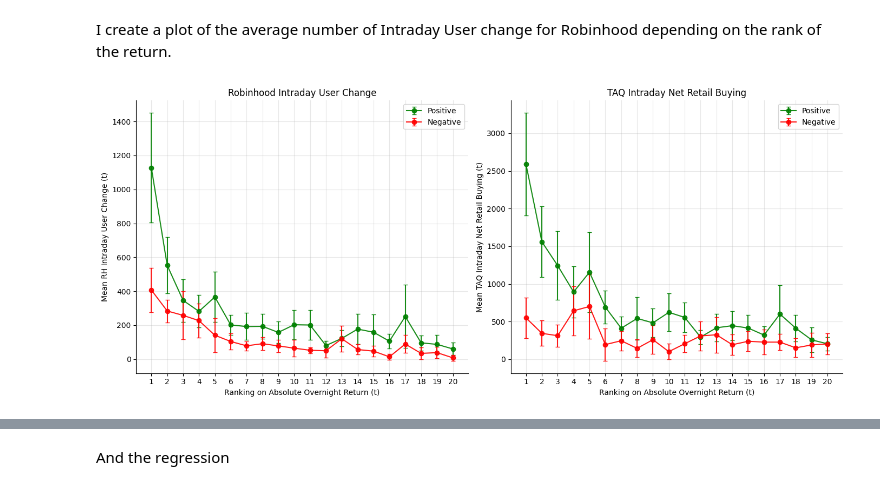
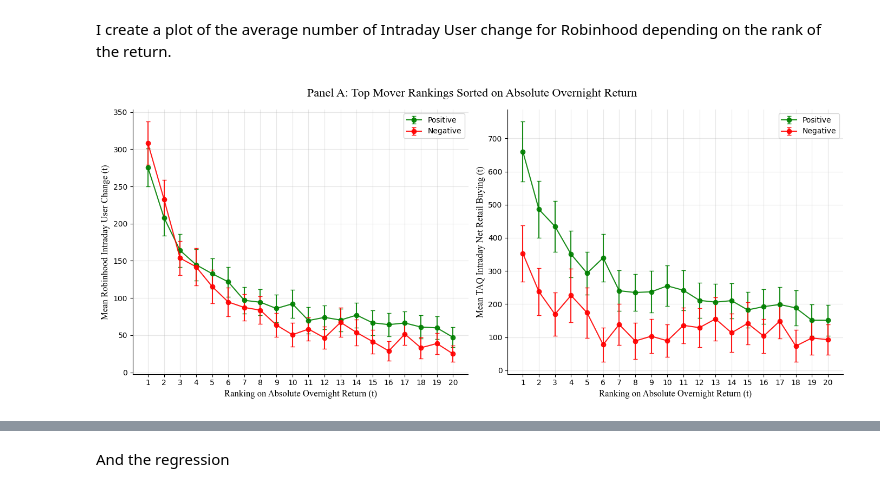
Before and after one commit to YVYX04/Bachelor_Thesis, a Jupyter notebook: notebooks/main/replication/04_RegressionDiscontinuity.ipynb, the cells around one changed output, grey strips where cells are left out. Drawn from its saved outputs; the diff is of its cells as text; code cells hidden in the pictures.

```diff
--- a/notebooks/main/replication/04_RegressionDiscontinuity.ipynb
+++ b/notebooks/main/replication/04_RegressionDiscontinuity.ipynb
@@ -168,7 +164,6 @@ I create a plot of the average number of Intraday User change for Robinhood depe
 # 1. PREPARE THE SAMPLE
 # ------------------------------------------------------------
 df_plot = df.copy()
-df_plot['userchg_intra_small'] = df_plot['users_2_pm'] - df_plot['users_open']
 
 # Keep only the variables needed
 cols = [
@@ -176,16 +171,17 @@ cols = [
     "ticker",
     "mktcap",                      # market cap at market open of day t
     "overnight_ret",               # close(t-1) to open(t)
+    "ret",                         # close(t) / close(t-1) - 1
     "userchg_intraday",            # user change from open to close of day t
-    "userchg_intraday_delayed",      # user change from 11am to close of day t
-    "userchg_intra_small",         # user change from open to 2pm of day t
     "net_buys",
-    "userchg"                      # user change from open to close of day t
+    "userchg",                      # user change from open to close of day t
+    "userchg_intraday_resid"         # residualized user change from open to close of day t
+
 ]
 df_plot = df_plot[cols].dropna(subset=cols).copy()
 
 # Keep stocks above $300m at the market open
-df_plot = df_plot[df_plot["mktcap"] > 300].copy()
+df_plot = df_plot[(df_plot["mktcap"] > 300)].copy()
 
 # ------------------------------------------------------------
 # 2. RANKING BASED ON ABSOLUTE OVERNIGHT RETURN
@@ -222,7 +218,7 @@ def summarize_cell(x, value_col):
 
 rh_sum = (
     df_plot.groupby(["rank", "ret_sign"], as_index=False)
-           .apply(lambda x: summarize_cell(x, "userchg_intraday_delayed"))
+           .apply(lambda x: summarize_cell(x, "userchg_intraday"))
            .reset_index(drop=True)
 )
 
@@ -237,37 +233,41 @@ taq_sum = (
 # ------------------------------------------------------------
 fig, axes = plt.subplots(1, 2, figsize=(14, 6), sharex=True, sharey=False)
 
 for sign, marker, color in [("Positive", "o", "green"), ("Negative", "o", "red")]:
     d1 = rh_sum[rh_sum["ret_sign"] == sign].sort_values("rank")
     axes[0].errorbar(
         d1["rank"], d1["mean"],
         yerr=[d1["mean"] - d1["lower"], d1["upper"] - d1["mean"]],
         fmt=f"-{marker}", capsize=3, label=sign, color=color, alpha=0.9
     )
 
     d2 = taq_sum[taq_sum["ret_sign"] == sign].sort_values("rank")
     axes[1].errorbar(
         d2["rank"], d2["mean"],
         yerr=[d2["mean"] - d2["lower"], d2["upper"] - d2["mean"]],
         fmt=f"-{marker}", capsize=3, label=sign, color=color, alpha=0.9
     )
 
-axes[0].set_title("Robinhood Intraday User Change")
-axes[0].set_xlabel("Ranking on Absolute Overnight Return (t)")
-axes[0].set_ylabel("Mean RH Intraday User Change (t)")
+#axes[0].set_title("Robinhood Intraday User Change")
+axes[0].set_xlabel("Ranking on Absolute Overnight Return (t)", fontsize=12, family="Times New Roman")
+axes[0].set_ylabel("Mean Robinhood Intraday User Change (t)", fontsize=12, family="Times New Roman")
 
-axes[1].set_title("TAQ Intraday Net Retail Buying")
-axes[1].set_xlabel("Ranking on Absolute Overnight Return (t)")
-axes[1].set_ylabel("Mean TAQ Intraday Net Retail Buying (t)")
+#axes[1].set_title("TAQ Intraday Net Retail Buying")
+axes[1].set_xlabel("Ranking on Absolute Overnight Return (t)", fontsize=12, family="Times New Roman")
+axes[1].set_ylabel("Mean TAQ Intraday Net Retail Buying (t)", fontsize=12, family="Times New Roman")
 
 for ax in axes:
     ax.set_xticks(range(1, 21))
     ax.grid(True, alpha=0.3)
     ax.spines["top"].set_visible(False)
     ax.spines["right"].set_visible(False)
     ax.legend()
 
+# set a common title for the figure
+fig.suptitle("Panel A: Top Mover Rankings Sorted on Absolute Overnight Return", fontsize=16, family="Times New Roman")
+
 plt.tight_layout()
+plt.savefig("../../../figures/Panel_A_TopMoverRanking.pdf", bbox_inches="tight")
 plt.show()
 # %% [output]
-[figure, old version]
+[figure, new version]
```
Also changed, not shown: parts of 40 cells of this notebook, 7 other files.
